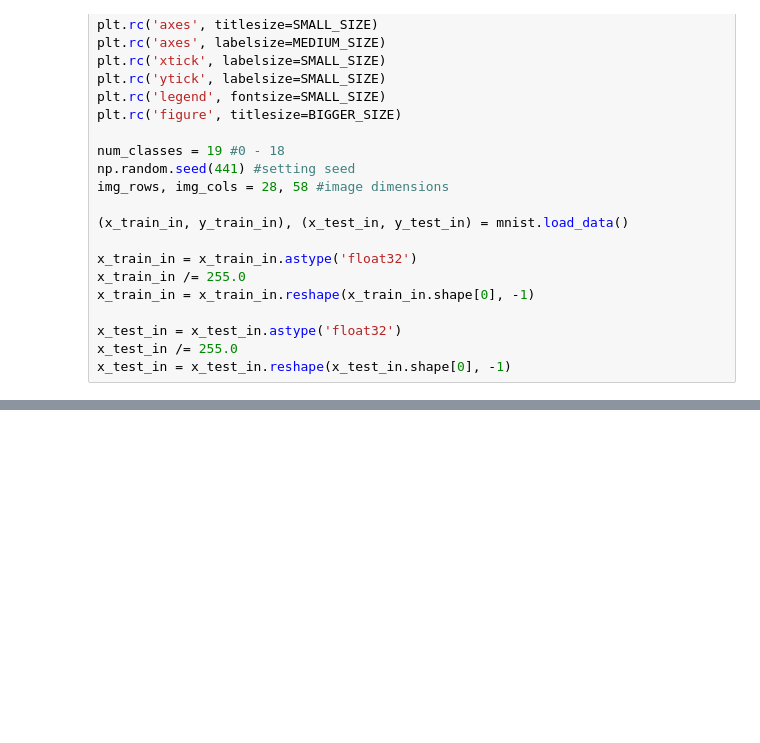
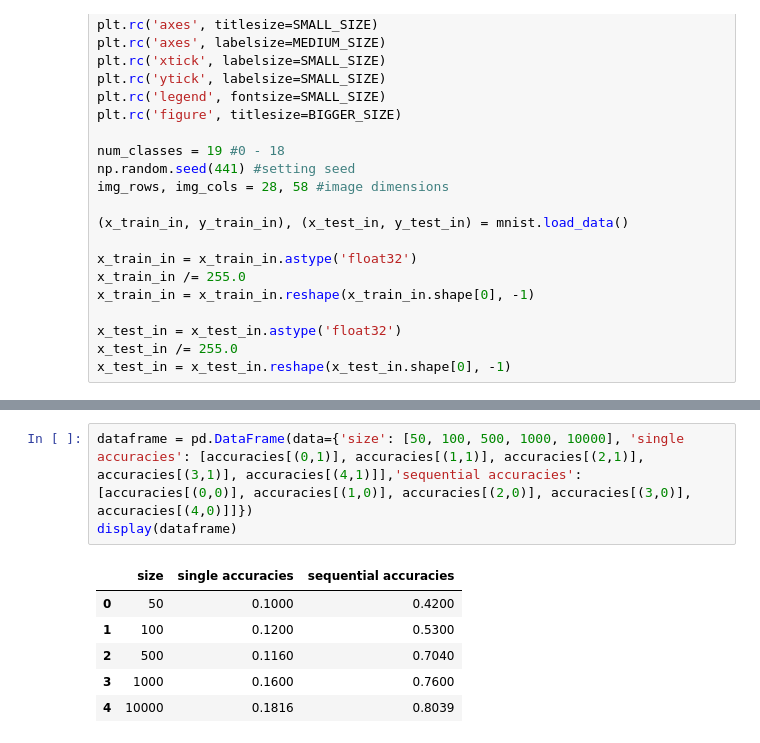
Before and after one commit to ljf441/mnist_add, a Jupyter notebook: classifier.ipynb, the cells around one changed output, grey strips where cells are left out. Drawn from its saved outputs; the diff is of its cells as text; blank space fills up the shorter version.

```diff
--- a/classifier.ipynb
+++ b/classifier.ipynb
@@ -299,3 +293,13 @@ probs1, probs2, probabilities, accuracies, classifications, confusions = trainin
+# %%
+dataframe = pd.DataFrame(data={'size': [50, 100, 500, 1000, 10000], 'single accuracies': [accuracies[(0,1)], accuracies[(1,1)], accuracies[(2,1)], accuracies[(3,1)], accuracies[(4,1)]],'sequential accuracies': [accuracies[(0,0)], accuracies[(1,0)], accuracies[(2,0)], accuracies[(3,0)], accuracies[(4,0)]]})
+display(dataframe)
+# %% [output]
+|  | size | single accuracies | sequential accuracies |
+| 0 | 50 | 0.1000 | 0.4200 |
+| 1 | 100 | 0.1200 | 0.5300 |
+| 2 | 500 | 0.1160 | 0.7040 |
+| 3 | 1000 | 0.1600 | 0.7600 |
+| 4 | 10000 | 0.1816 | 0.8039 |
 # %%
 def compare_plot(accuracies):
     sizes = [50, 100, 500, 1000, 10000]
```
Also changed, not shown: parts of 9 cells of this notebook, 27 other files.
